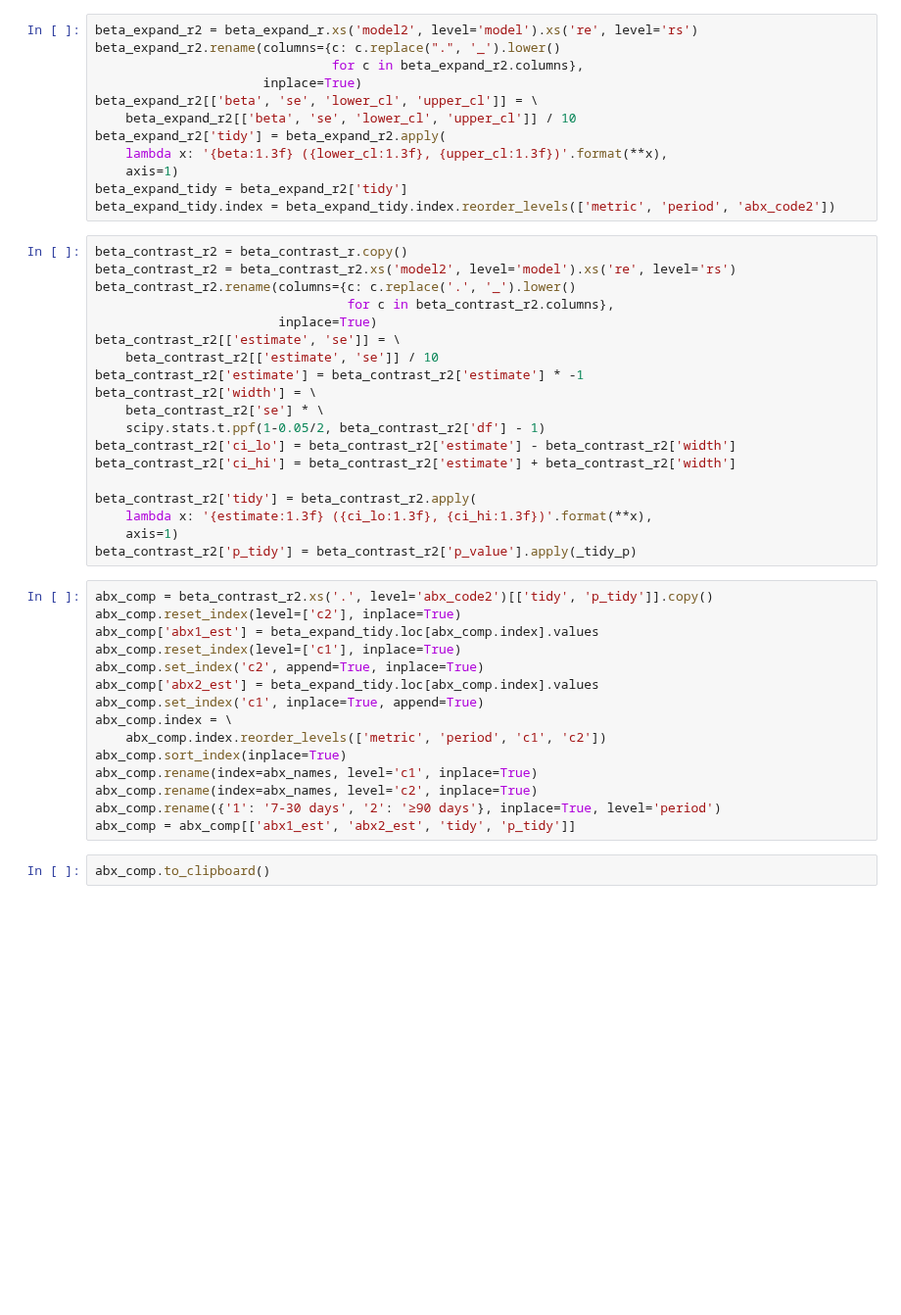
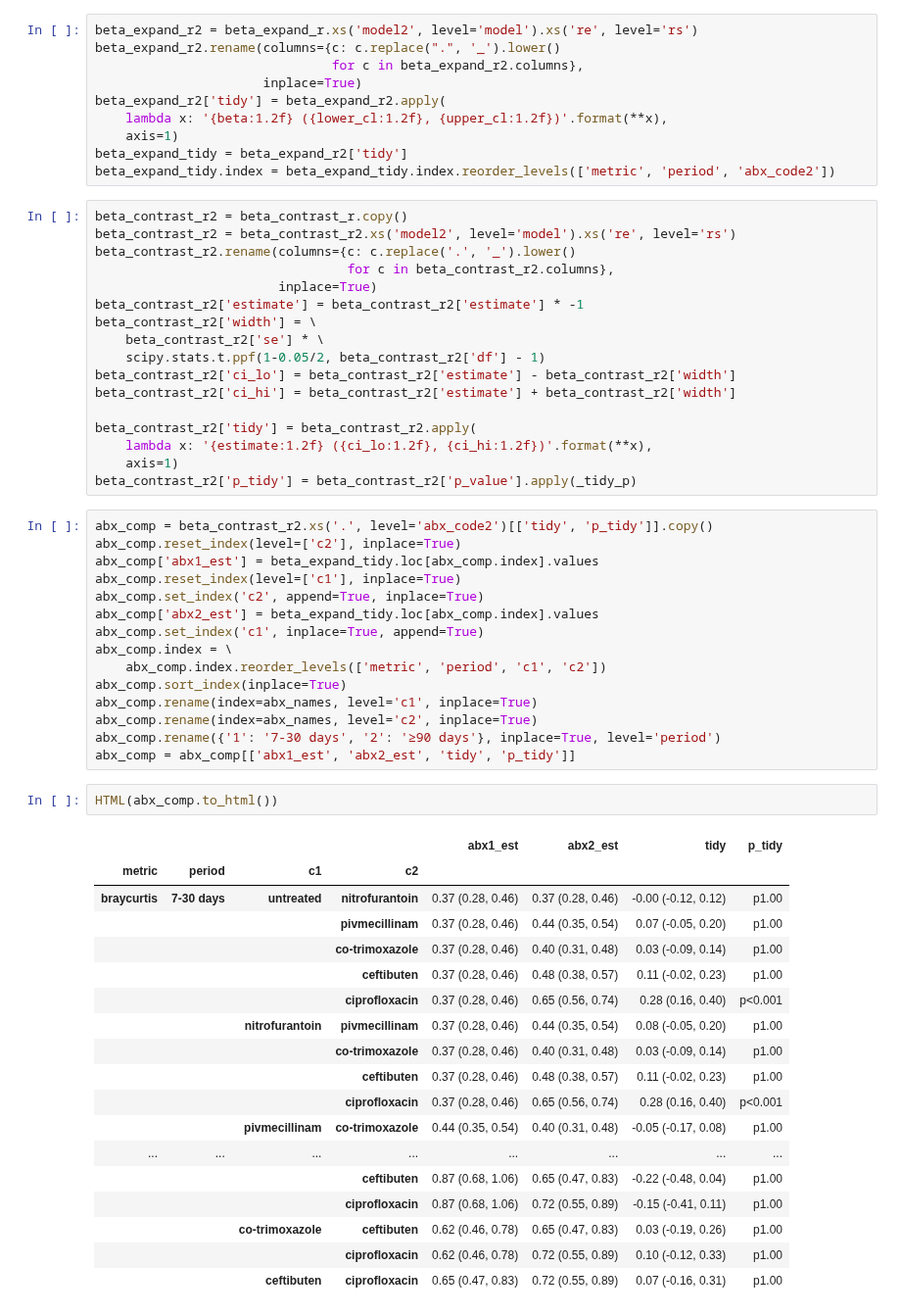
Before and after one commit to jwdebelius/antibiotic_rct_montelin, a Jupyter notebook: ipynb/I.BetaFits.ipynb, the cells around one changed output. Shown at 98% size. Saved outputs shown, nothing was run; the diff lists cells and outputs as text; blank space fills up the shorter version.

```diff
--- a/ipynb/I.BetaFits.ipynb
+++ b/ipynb/I.BetaFits.ipynb
@@ -590,10 +596,8 @@ beta_expand_r2 = beta_expand_r.xs('model2', level='model').xs('re', level='rs')
 beta_expand_r2.rename(columns={c: c.replace(".", '_').lower()
                                for c in beta_expand_r2.columns},
                       inplace=True)
-beta_expand_r2[['beta', 'se', 'lower_cl', 'upper_cl']] = \
-    beta_expand_r2[['beta', 'se', 'lower_cl', 'upper_cl']] / 10
 beta_expand_r2['tidy'] = beta_expand_r2.apply(
-    lambda x: '{beta:1.3f} ({lower_cl:1.3f}, {upper_cl:1.3f})'.format(**x),
+    lambda x: '{beta:1.2f} ({lower_cl:1.2f}, {upper_cl:1.2f})'.format(**x),
     axis=1)
 beta_expand_tidy = beta_expand_r2['tidy']
 beta_expand_tidy.index = beta_expand_tidy.index.reorder_levels(['metric', 'period', 'abx_code2'])
@@ -603,8 +607,6 @@ beta_contrast_r2 = beta_contrast_r2.xs('model2', level='model').xs('re', level='
 beta_contrast_r2.rename(columns={c: c.replace('.', '_').lower()
                                  for c in beta_contrast_r2.columns},
                         inplace=True)
-beta_contrast_r2[['estimate', 'se']] = \
-    beta_contrast_r2[['estimate', 'se']] / 10
 beta_contrast_r2['estimate'] = beta_contrast_r2['estimate'] * -1
 beta_contrast_r2['width'] = \
     beta_contrast_r2['se'] * \
@@ -613,7 +615,7 @@ beta_contrast_r2['ci_lo'] = beta_contrast_r2['estimate'] - beta_contrast_r2['wid
 beta_contrast_r2['ci_hi'] = beta_contrast_r2['estimate'] + beta_contrast_r2['width']
 
 beta_contrast_r2['tidy'] = beta_contrast_r2.apply(
-    lambda x: '{estimate:1.3f} ({ci_lo:1.3f}, {ci_hi:1.3f})'.format(**x),
+    lambda x: '{estimate:1.2f} ({ci_lo:1.2f}, {ci_hi:1.2f})'.format(**x),
     axis=1)
 beta_contrast_r2['p_tidy'] = beta_contrast_r2['p_value'].apply(_tidy_p)
 # %%
@@ -632,4 +634,23 @@ abx_comp.rename(index=abx_names, level='c2', inplace=True)
 abx_comp.rename({'1': '7-30 days', '2': '≥90 days'}, inplace=True, level='period')
 abx_comp = abx_comp[['abx1_est', 'abx2_est', 'tidy', 'p_tidy']]
 # %%
-abx_comp.to_clipboard()
+HTML(abx_comp.to_html())
+# %% [output]
+|  |  |  |  | abx1_est | abx2_est | tidy | p_tidy |
+| metric | period | c1 | c2 |  |  |  |  |
+| braycurtis | 7-30 days | untreated | nitrofurantoin | 0.37 (0.28, 0.46) | 0.37 (0.28, 0.46) | -0.00 (-0.12, 0.12) | p1.00 |
+|  |  |  | pivmecillinam | 0.37 (0.28, 0.46) | 0.44 (0.35, 0.54) | 0.07 (-0.05, 0.20) | p1.00 |
+|  |  |  | co-trimoxazole | 0.37 (0.28, 0.46) | 0.40 (0.31, 0.48) | 0.03 (-0.09, 0.14) | p1.00 |
+|  |  |  | ceftibuten | 0.37 (0.28, 0.46) | 0.48 (0.38, 0.57) | 0.11 (-0.02, 0.23) | p1.00 |
+|  |  |  | ciprofloxacin | 0.37 (0.28, 0.46) | 0.65 (0.56, 0.74) | 0.28 (0.16, 0.40) | p<0.001 |
+|  |  | nitrofurantoin | pivmecillinam | 0.37 (0.28, 0.46) | 0.44 (0.35, 0.54) | 0.08 (-0.05, 0.20) | p1.00 |
+|  |  |  | co-trimoxazole | 0.37 (0.28, 0.46) | 0.40 (0.31, 0.48) | 0.03 (-0.09, 0.14) | p1.00 |
+|  |  |  | ceftibuten | 0.37 (0.28, 0.46) | 0.48 (0.38, 0.57) | 0.11 (-0.02, 0.23) | p1.00 |
+|  |  |  | ciprofloxacin | 0.37 (0.28, 0.46) | 0.65 (0.56, 0.74) | 0.28 (0.16, 0.40) | p<0.001 |
+|  |  | pivmecillinam | co-trimoxazole | 0.44 (0.35, 0.54) | 0.40 (0.31, 0.48) | -0.05 (-0.17, 0.08) | p1.00 |
+| ... | ... | ... | ... | ... | ... | ... | ... |
+|  |  |  | ceftibuten | 0.87 (0.68, 1.06) | 0.65 (0.47, 0.83) | -0.22 (-0.48, 0.04) | p1.00 |
+|  |  |  | ciprofloxacin | 0.87 (0.68, 1.06) | 0.72 (0.55, 0.89) | -0.15 (-0.41, 0.11) | p1.00 |
+|  |  | co-trimoxazole | ceftibuten | 0.62 (0.46, 0.78) | 0.65 (0.47, 0.83) | 0.03 (-0.19, 0.26) | p1.00 |
+|  |  |  | ciprofloxacin | 0.62 (0.46, 0.78) | 0.72 (0.55, 0.89) | 0.10 (-0.12, 0.33) | p1.00 |
+|  |  | ceftibuten | ciprofloxacin | 0.65 (0.47, 0.83) | 0.72 (0.55, 0.89) | 0.07 (-0.16, 0.31) | p1.00 |
```
Also changed, not shown: parts of 12 cells of this notebook, 10 other files.
